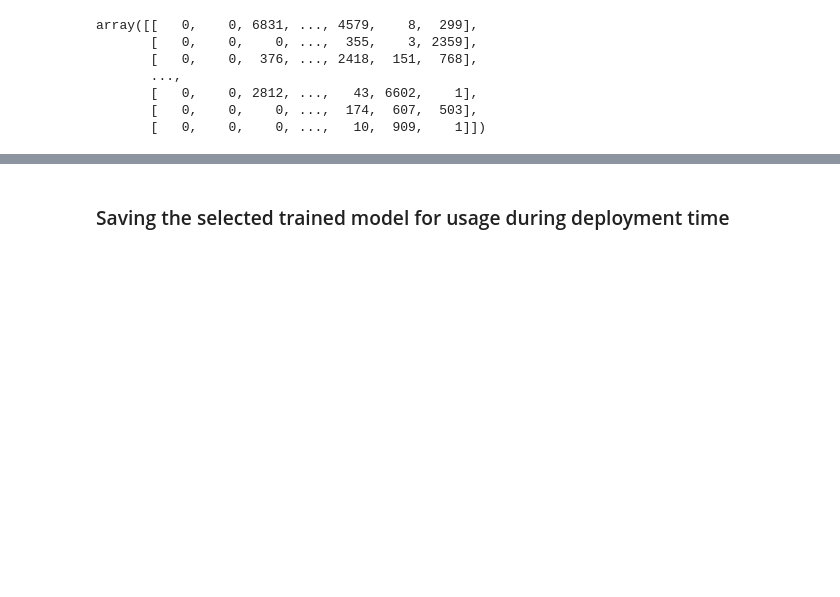
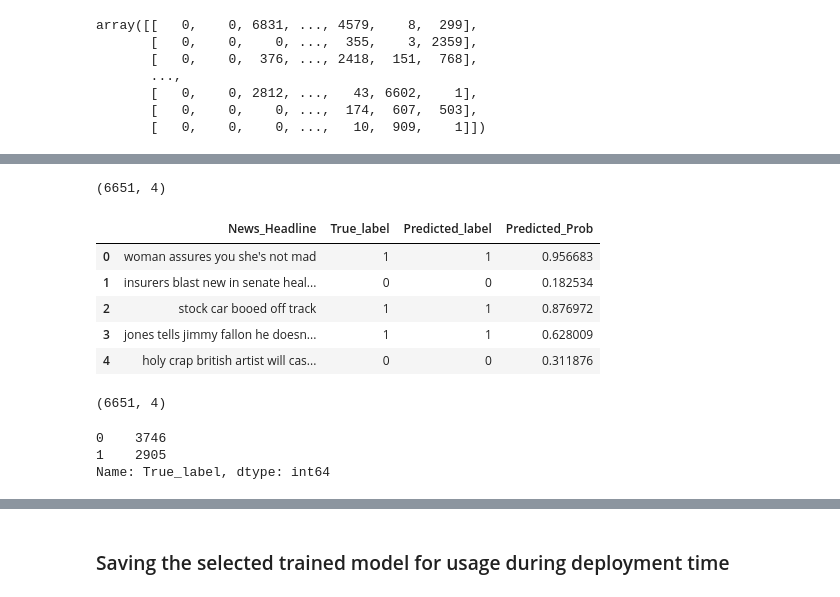
Before and after one commit to divyadass/task_nlp_crow, a Jupyter notebook: Sarcasm_detection_assignment_CROWE.ipynb, the cells around one changed output, grey strips where cells are left out. Drawn from its saved outputs; the diff is of its cells as text; code cells hidden in the pictures; blank space fills up the shorter version.

```diff
--- a/Sarcasm_detection_assignment_CROWE.ipynb
+++ b/Sarcasm_detection_assignment_CROWE.ipynb
@@ -563,0 +797,34 @@ NameError: name 'confusion_matrix' is not defined
+# %%
+X_test_padding_removed = []
+for seq in X_test:
+    X_test_padding_removed.append([item for item in seq if item not in  [0,1]])
+
+seq_to_text =  tokenizer.sequences_to_texts(X_test_padding_removed)
+# %%
+X_test_df = pd.DataFrame({'News_Headline': seq_to_text,
+                          'True_label': y_test,
+                          'Predicted_label': y_pred_class,
+                         'Predicted_Prob': y_pred_prob.flatten()})
+# %%
+X_test_df.shape
+# %% [output]
+(6651, 4)
+# %%
+X_test_df.head()
+# %% [output]
+|  | News_Headline | True_label | Predicted_label | Predicted_Prob |
+| 0 | woman assures you she's not mad | 1 | 1 | 0.956683 |
+| 1 | insurers blast new in senate heal... | 0 | 0 | 0.182534 |
+| 2 | stock car booed off track | 1 | 1 | 0.876972 |
+| 3 | jones tells jimmy fallon he doesn... | 1 | 1 | 0.628009 |
+| 4 | holy crap british artist will cas... | 0 | 0 | 0.311876 |
+# %%
+X_test_df.shape
+# %% [output]
+(6651, 4)
+# %%
+X_test_df['True_label'].value_counts()
+# %% [output]
+0    3746
+1    2905
+Name: True_label, dtype: int64
```
Also changed, not shown: parts of 80 cells of this notebook, 3 other files.
